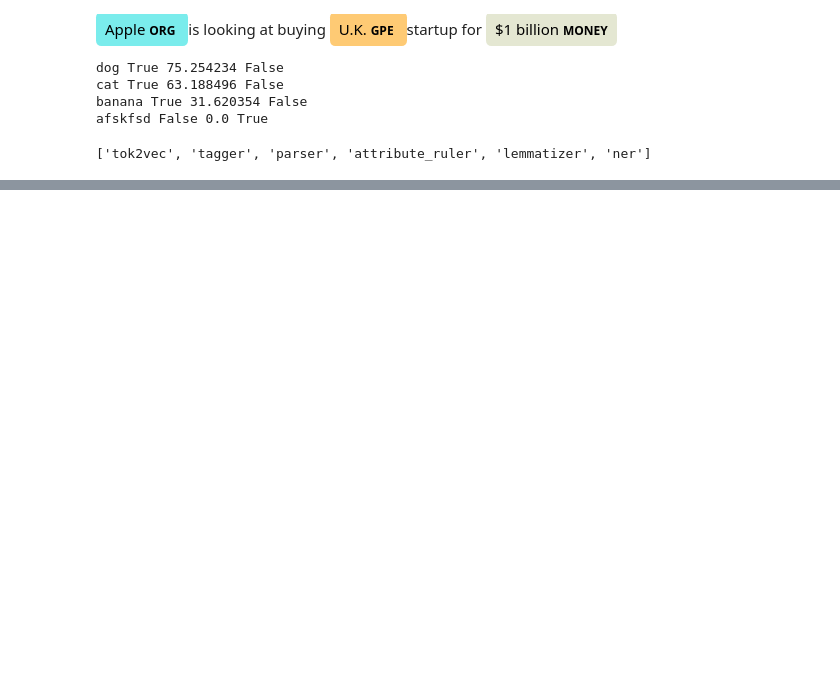
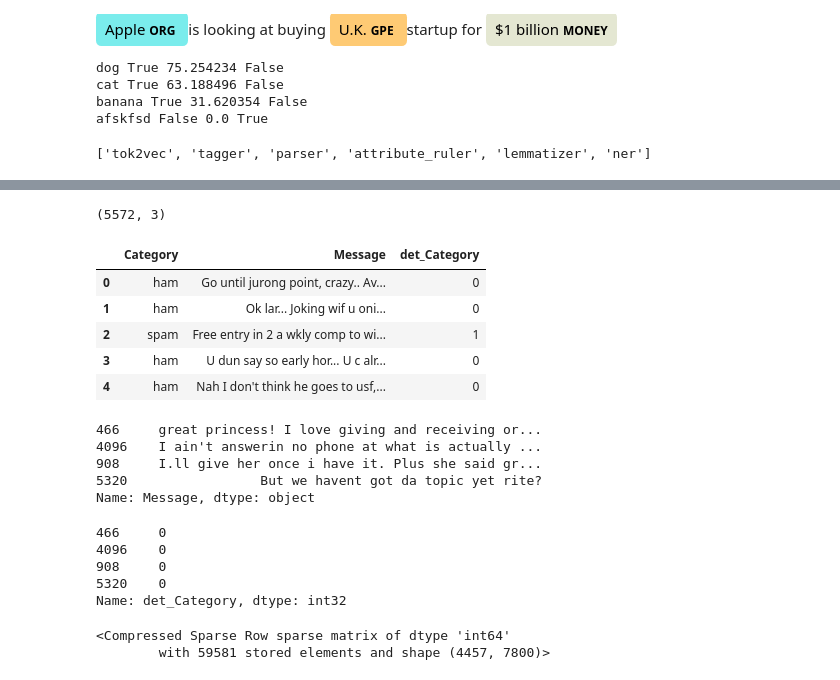
Before and after one commit to RAJPUTRoCkStAr/IBM-INTERNSHIP-WORK, a Jupyter notebook: practice/spacy-python.ipynb, the cells around one changed output, grey strips where cells are left out. Cells and saved outputs as stored; diff of their text form; code cells hidden in the pictures; blank space fills up the shorter version.

```diff
--- a/practice/spacy-python.ipynb
+++ b/practice/spacy-python.ipynb
@@ -108,0 +391,4 @@ print(nlp.pipe_names)
+# %%
+from sklearn.preprocessing import LabelEncoder
+encoder = LabelEncoder()
+df["det_Category"] = encoder.fit_transform(df["Category"])
@@ -108,0 +410,13 @@ print(nlp.pipe_names)
+# %%
+df.shape
+# %% [output]
+(5572, 3)
+# %%
+df.head()
+# %% [output]
+|  | Category | Message | det_Category |
+| 0 | ham | Go until jurong point, crazy.. Av... | 0 |
+| 1 | ham | Ok lar... Joking wif u oni... | 0 |
+| 2 | spam | Free entry in 2 a wkly comp to wi... | 1 |
+| 3 | ham | U dun say so early hor... U c alr... | 0 |
+| 4 | ham | Nah I don't think he goes to usf,... | 0 |
@@ -108,0 +429,24 @@ print(nlp.pipe_names)
+# %%
+X_train[:4]
+# %% [output]
+466     great princess! I love giving and receiving or...
+4096    I ain't answerin no phone at what is actually ...
+908     I.ll give her once i have it. Plus she said gr...
+5320                 But we havent got da topic yet rite?
+Name: Message, dtype: object
+# %%
+y_train[:4]
+# %% [output]
+466     0
+4096    0
+908     0
+5320    0
+Name: det_Category, dtype: int32
+# %%
+from sklearn.feature_extraction.text import CountVectorizer
+v = CountVectorizer()
+X_train_cv = v.fit_transform(X_train.values)
+X_train_cv
+# %% [output]
+<Compressed Sparse Row sparse matrix of dtype 'int64'
+        with 59581 stored elements and shape (4457, 7800)>
```
Also changed, not shown: parts of 41 cells of this notebook, 4 other files.
